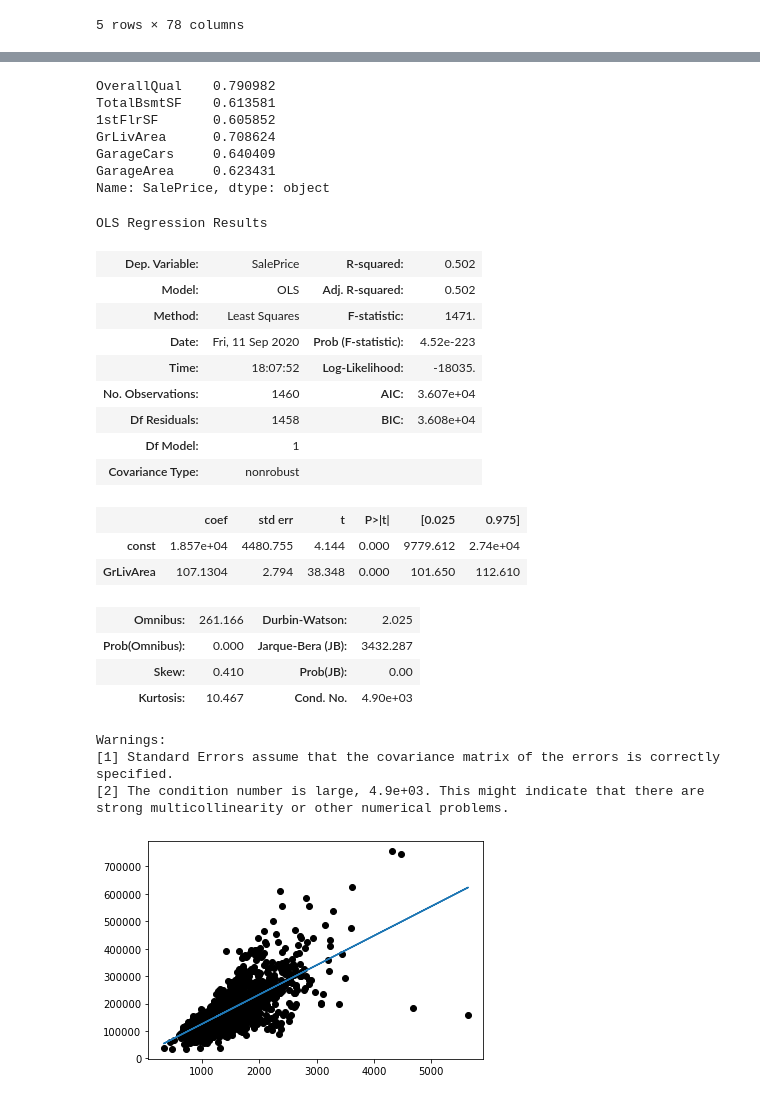
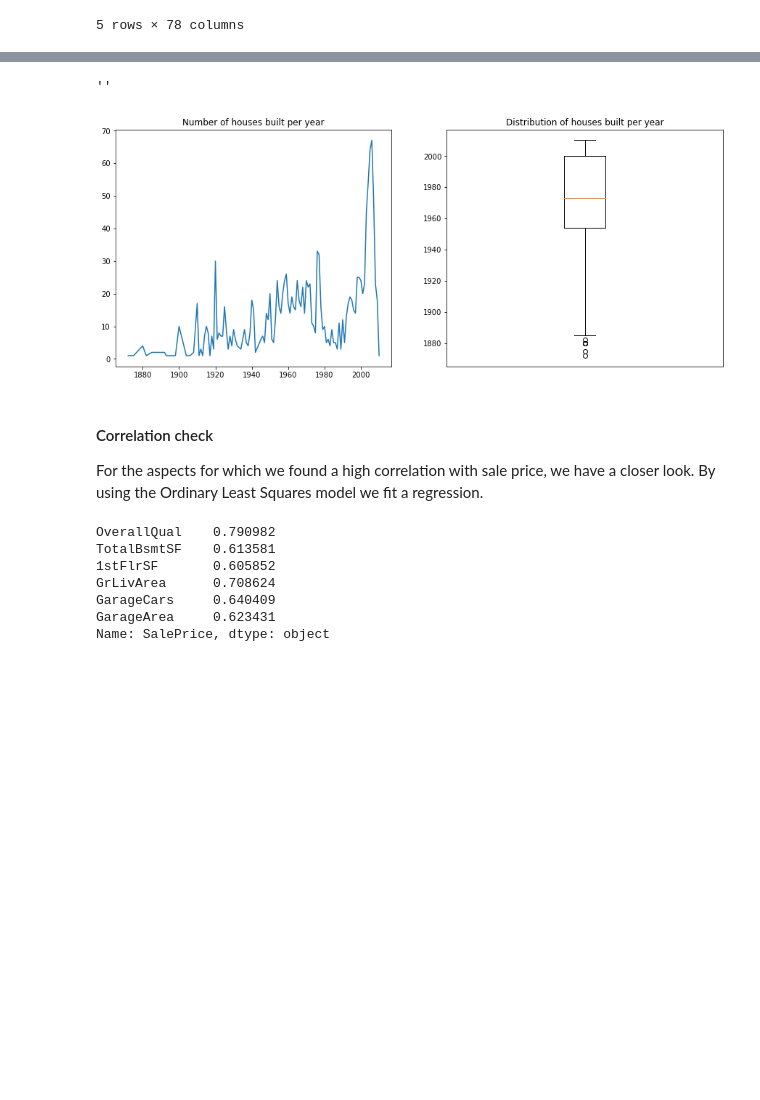
Before and after one commit to therinz/housing_stats, a Jupyter notebook: notebooks/import_csv.ipynb, the cells around one changed output, grey strips where cells are left out. Cells and saved outputs as stored; diff of their text form; code cells hidden in the pictures; blank space fills up the shorter version.

```diff
--- a/notebooks/import_csv.ipynb
+++ b/notebooks/import_csv.ipynb
@@ -113,3 +170,18 @@ Name: SalePrice, dtype: float64
+# %%
+# Show graphs of build year
+fig, ax = plt.subplots(1, 2, figsize=(15, 6))
+ax[0].plot(h["YearBuilt"].value_counts(sort=False))
+ax[0].set_title("Number of houses built per year")
+ax[1].boxplot(h["YearBuilt"])
+ax[1].set_title("Distribution of houses built per year")
+ax[1].set_xticks([])
+""
+# %% [output]
+''
+[figure, added]
+# %% [markdown]
+#### Correlation check
+For the aspects for which we found a high correlation with sale price, we have a closer look. By using the Ordinary Least Squares model we fit a regression.
 # %%
 # Check correlation for all numerical columns
 num_corr = check_cor(h, 0.6)
@@ -122,35 +194,3 @@ GrLivArea      0.708624
 GarageCars     0.640409
 GarageArea     0.623431
 Name: SalePrice, dtype: object
-# %%
-# Let's check with linear analysis for the greater living area.
-liv_area = h[["GrLivArea", "SalePrice"]]
-# Fit the OLS model
-liv_model, liv_area = fit_ols(liv_area, "SalePrice")
-# Plot the actual data plus a regression line
-plot_reg(liv_model, liv_area, "GrLivArea", "SalePrice")
-# Print stats
-liv_model.summary()
-# %% [output]
-OLS Regression Results
-| Dep. Variable: | SalePrice | R-squared: | 0.502 |
-| Model: | OLS | Adj. R-squared: | 0.502 |
-| Method: | Least Squares | F-statistic: | 1471. |
-| Date: | Fri, 11 Sep 2020 | Prob (F-statistic): | 4.52e-223 |
-| Time: | 18:07:52 | Log-Likelihood: | -18035. |
-| No. Observations: | 1460 | AIC: | 3.607e+04 |
-| Df Residuals: | 1458 | BIC: | 3.608e+04 |
-| Df Model: | 1 |  |  |
-| Covariance Type: | nonrobust |  |  |
-|  | coef | std err | t | P>|t| | [0.025 | 0.975] |
-| const | 1.857e+04 | 4480.755 | 4.144 | 0.000 | 9779.612 | 2.74e+04 |
-| GrLivArea | 107.1304 | 2.794 | 38.348 | 0.000 | 101.650 | 112.610 |
-| Omnibus: | 261.166 | Durbin-Watson: | 2.025 |
-| Prob(Omnibus): | 0.000 | Jarque-Bera (JB): | 3432.287 |
-| Skew: | 0.410 | Prob(JB): | 0.00 |
-| Kurtosis: | 10.467 | Cond. No. | 4.90e+03 |
-Warnings:
-[1] Standard Errors assume that the covariance matrix of the errors is correctly specified.
-[2] The condition number is large, 4.9e+03. This might indicate that there are
-strong multicollinearity or other numerical problems.
-[figure, removed]
```
Also changed, not shown: parts of 25 cells of this notebook.
